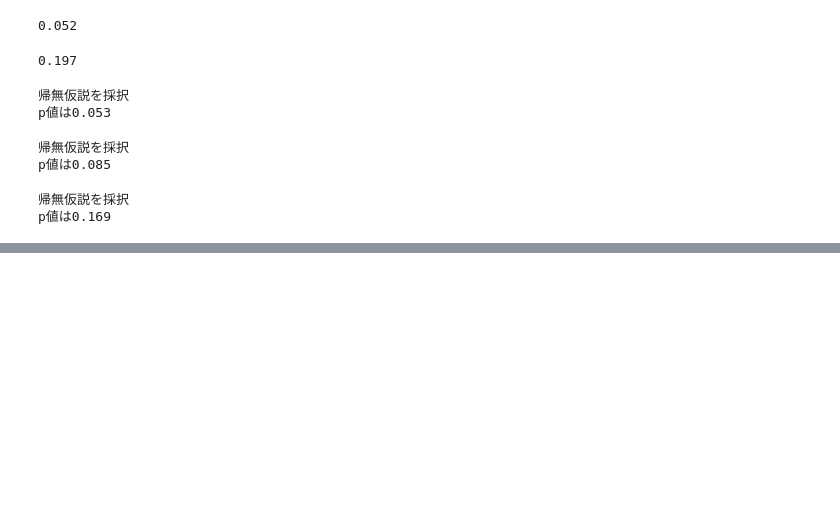
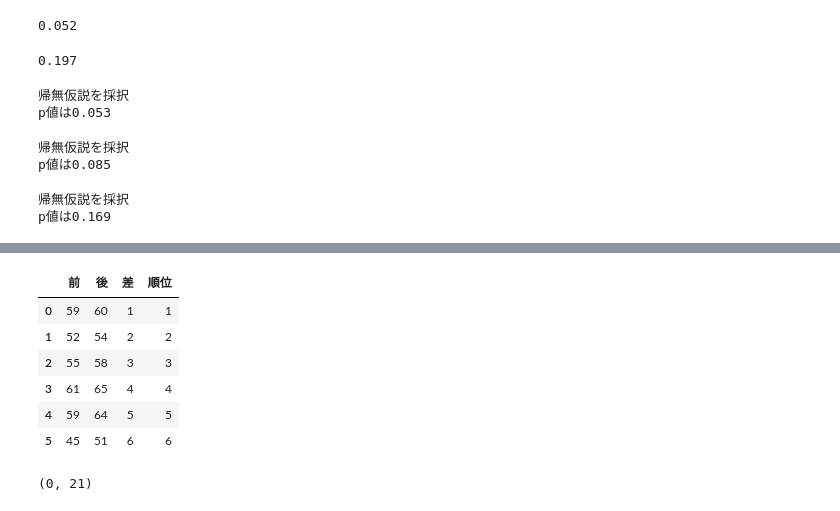
Before and after one commit to ToshikiShimizu/statistics, a Jupyter notebook: python-understand-statistics/notebook/ch11.ipynb, the cells around one changed output, grey strips where cells are left out. Saved outputs shown, nothing was run; the diff lists cells and outputs as text; code cells hidden in the pictures; blank space fills up the shorter version.

```diff
--- a/python-understand-statistics/notebook/ch11.ipynb
+++ b/python-understand-statistics/notebook/ch11.ipynb
@@ -152,0 +248,21 @@ t, p = stats.ttest_
+# %%
+toy_df['後'] = toy_df['前'] + np.arange(1, 7)
+diff = toy_df['後'] - toy_df['前']
+rank = stats.rankdata(abs(diff)).astype(int)
+toy_df['差'] = diff
+toy_df['順位'] = rank
+toy_df
+# %% [output]
+|  | 前 | 後 | 差 | 順位 |
+| 0 | 59 | 60 | 1 | 1 |
+| 1 | 52 | 54 | 2 | 2 |
+| 2 | 55 | 58 | 3 | 3 |
+| 3 | 61 | 65 | 4 | 4 |
+| 4 | 59 | 64 | 5 | 5 |
+| 5 | 45 | 51 | 6 | 6 |
+# %%
+r_minus = np.sum((diff<0)*rank)
+r_plus = np.sum((diff>0)*rank)
+r_minus, r_plus
+# %% [output]
+(0, 21)
```
Also changed, not shown: parts of 40 cells of this notebook.
